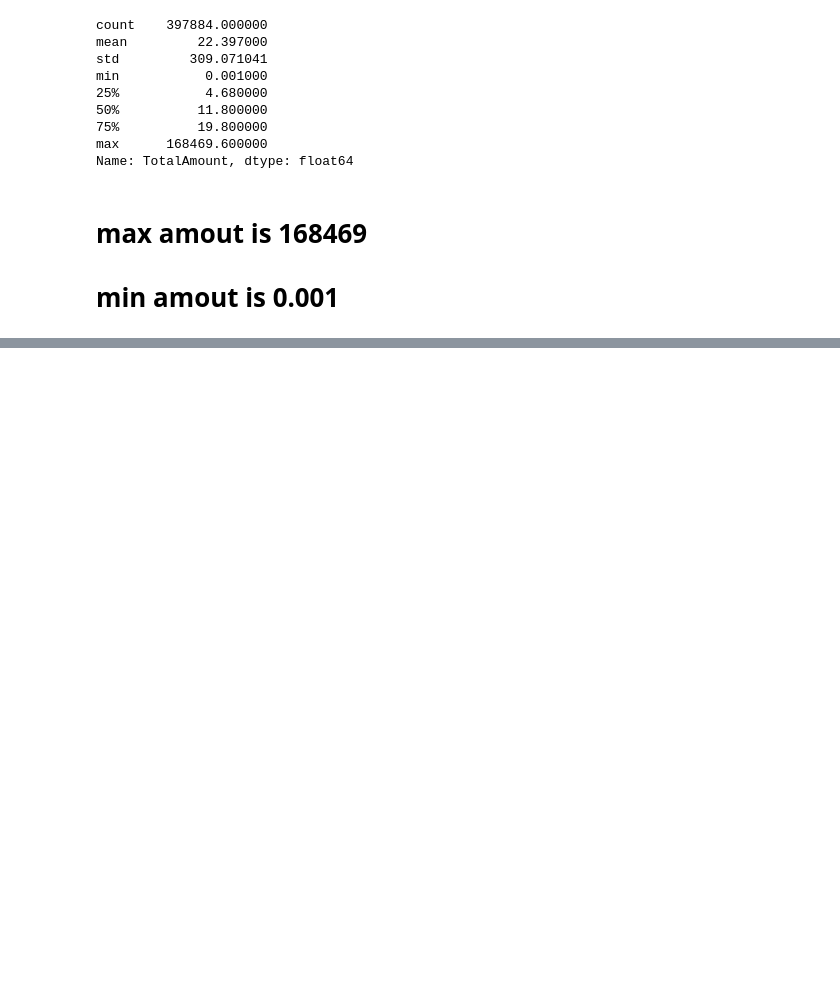
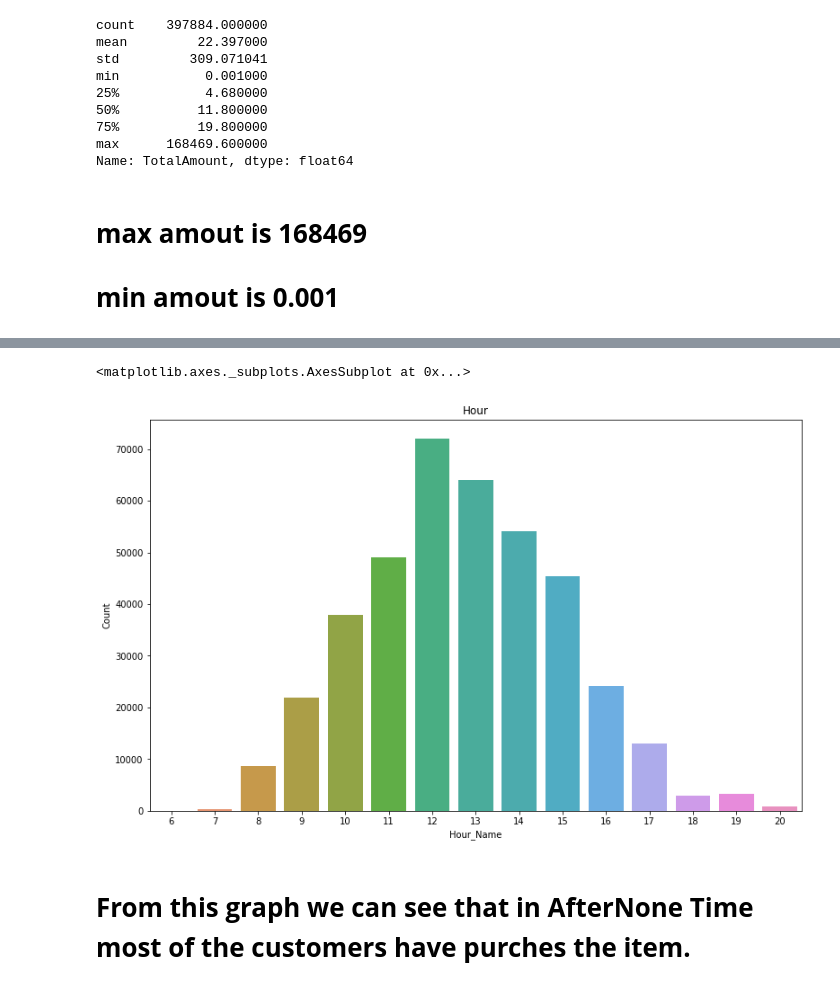
Before and after one commit to AtulChouhan0/Online-Retail-Customer-Segmentation, a Jupyter notebook: Online_Retail_Customer_Segmentation_Capstone_Project.ipynb, the cells around one changed output, grey strips where cells are left out. Saved outputs shown, nothing was run; the diff lists cells and outputs as text; code cells hidden in the pictures; blank space fills up the shorter version.

Commit message:
date time analysis

```diff
--- a/Online_Retail_Customer_Segmentation_Capstone_Project.ipynb
+++ b/Online_Retail_Customer_Segmentation_Capstone_Project.ipynb
@@ -389,0 +447,5 @@ Name: TotalAmount, dtype: float64
+# %%
+hour_df=df['hour'].value_counts().reset_index()
+hour_df.rename(columns={'index': 'Hour_Name'}, inplace=True)
+hour_df.rename(columns={'hour': 'Count'}, inplace=True)
+hour_df
@@ -389,0 +469,9 @@ Name: TotalAmount, dtype: float64
+# %%
+plt.figure(figsize=(13,8))
+plt.title('Hour')
+sns.barplot(x='Hour_Name',y='Count',data=hour_df)
+# %% [output]
+<matplotlib.axes._subplots.AxesSubplot at 0x...>
+[figure, added]
+# %% [markdown]
+# **From this graph we can see that in AfterNone Time most of the customers have purches the item.**
```
Also changed, not shown: parts of 17 cells of this notebook.
